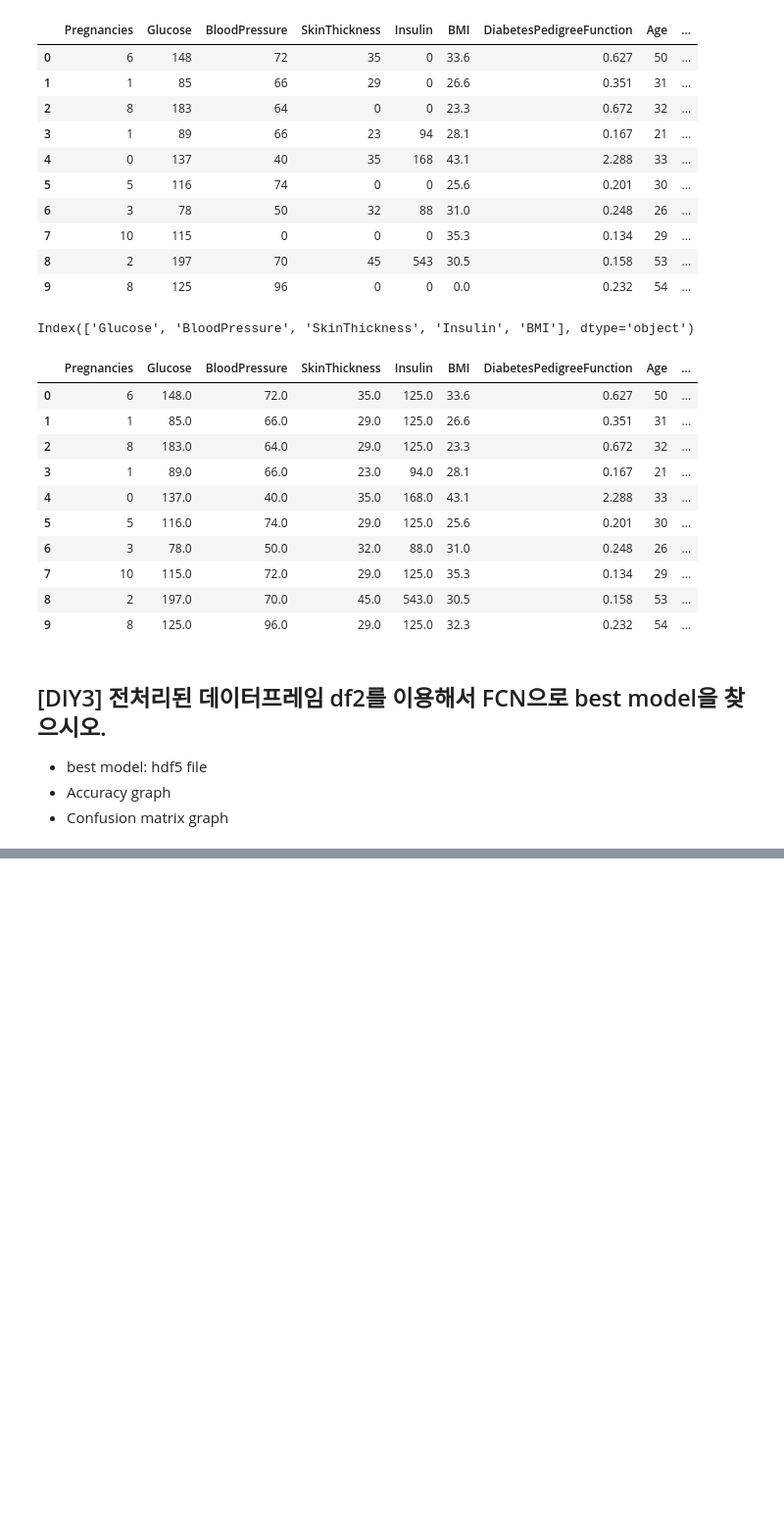
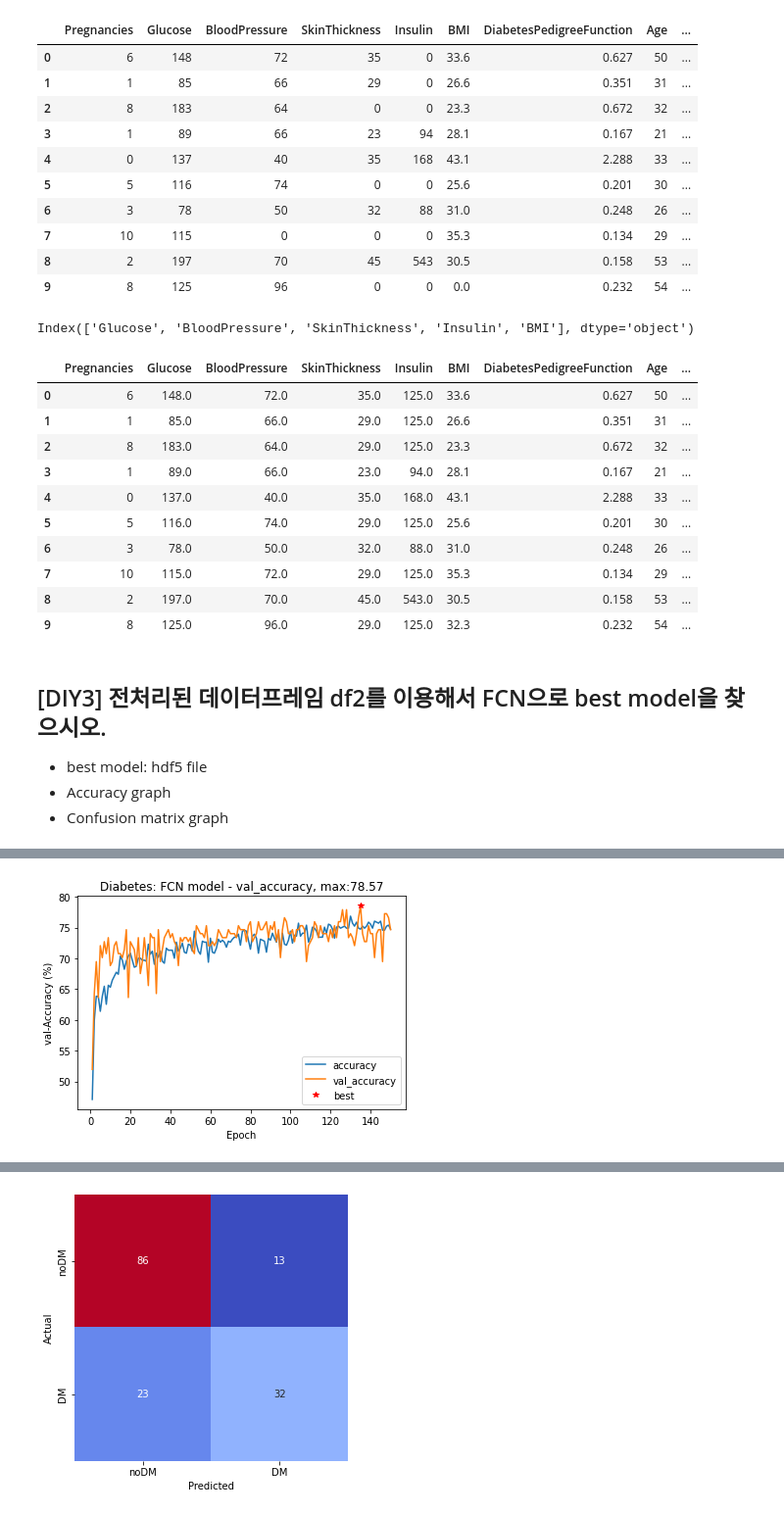
Before and after one commit to loosiu/pdm14, a Jupyter notebook: py-tensorflow/DL1-FCN/proj01_diabetes_FCN_final.ipynb, the cells around one changed output, grey strips where cells are left out. Shown at 98% size. Drawn from its saved outputs; the diff is of its cells as text; code cells hidden in the pictures; blank space fills up the shorter version.

```diff
--- a/py-tensorflow/DL1-FCN/proj01_diabetes_FCN_final.ipynb
+++ b/py-tensorflow/DL1-FCN/proj01_diabetes_FCN_final.ipynb
@@ -565,0 +564,73 @@ df2.head(10)
+# %%
+# Your code here
+import numpy as np
+import tensorflow as tf
+from tensorflow import keras
+import pandas as pd
+from pandas import read_csv
+import matplotlib.pyplot as plt
+
+from sklearn import model_selection
+X = np.array(df2.drop(['Outcome'], 1))
+y = np.array(df2['Outcome'])
+
+np.random.seed(1234)
+tf.random.set_seed(1234)
+X_train, X_test, y_train, y_test = model_selection.train_test_split(X, y, test_size = 0.2)
+
+
+from tensorflow.keras import layers, models, callbacks
+from keras.models import Sequential
+from keras.layers import Dense,Flatten
+from keras.callbacks import ModelCheckpoint, EarlyStopping
+np.random.seed(1234)
+tf.random.set_seed(1234)
+model = Sequential()
+model.add(Dense(12, input_dim=8, activation='relu'))
+model.add(Dense(8, activation='relu'))
+model.add(Dense(1, activation='sigmoid'))
+model.compile(loss='binary_crossentropy',
+              optimizer='adam',
+              metrics=['accuracy'])
+cp_callback = callbacks.ModelCheckpoint(filepath="./diabetes_DL_best_weights.{epoch:03d}-{val_accuracy:.3f}.hdf5",
+                              monitor='val_accuracy', verbose=0, save_best_only=True)
+es_callback = callbacks.EarlyStopping(monitor='val_accuracy',
+                            mode='max', verbose=1, patience=50)    # patience=10, 20, 50
+
+hist = model.fit(X_train, y_train, epochs=150, batch_size=10, verbose=1,
+                 callbacks=[cp_callback, es_callback],
+                 validation_data=(X_test, y_test))
+
+epochs = range(1, len(hist.history['accuracy']) + 1)
+
+acc_list = [100 * i for i in hist.history['accuracy']]
+vacc_list = [100 * i for i in hist.history['val_accuracy']]
+
+plt.plot(epochs,acc_list)
+plt.plot(epochs,vacc_list)
+
+plt.plot(np.argmax(np.array(vacc_list))+1,vacc_list[np.argmax(np.array(vacc_list))], 'r*')
+plt.title('Diabetes: FCN model - val_accuracy, max:' + str(np.round(vacc_list[np.argmax(np.array(vacc_list))],2)))
+plt.ylabel('val-Accuracy (%)')
+plt.xlabel('Epoch')
+plt.legend(['accuracy','val_accuracy','best'], loc='best')
+plt.show()
+
+model.evaluate(X_test, y_test)
+model.save('model.hdf5')
+from keras.models import load_model
+
+# model = load_model('your_best_model.hdf5')
+model_best = load_model('model.hdf5')
+model_best.evaluate(X_test, y_test)
+
+import seaborn as sns
+from sklearn.metrics import confusion_matrix, classification_report
+cm = confusion_matrix(y_test, predictions)
+class_names = ['noDM','DM']
+plt.figure(figsize=(5,5))
+sns.heatmap(cm, cbar=False, xticklabels=class_names, yticklabels=class_names, fmt='d', annot=True, cmap=plt.cm.coolwarm)
+plt.xlabel('Predicted')
+plt.ylabel('Actual')
+plt.show()
+# %% [output]
@@ -565,0 +654 @@ df2.head(10)
+[figure, added]
@@ -565,0 +657 @@ df2.head(10)
+[figure, added]
```
Also changed, not shown: parts of 9 cells of this notebook.
